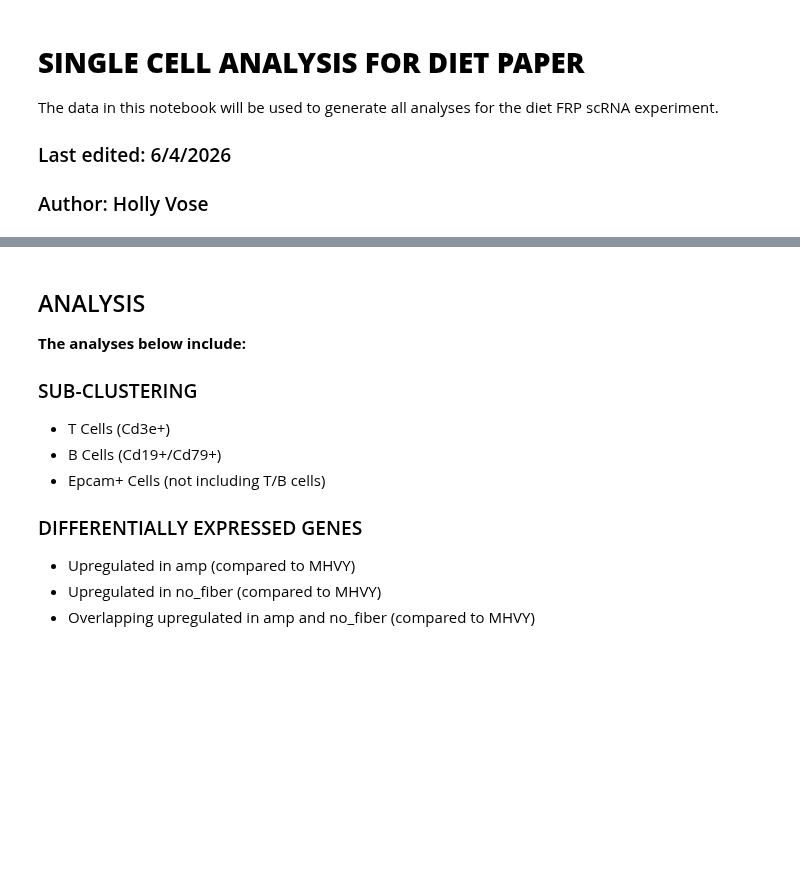
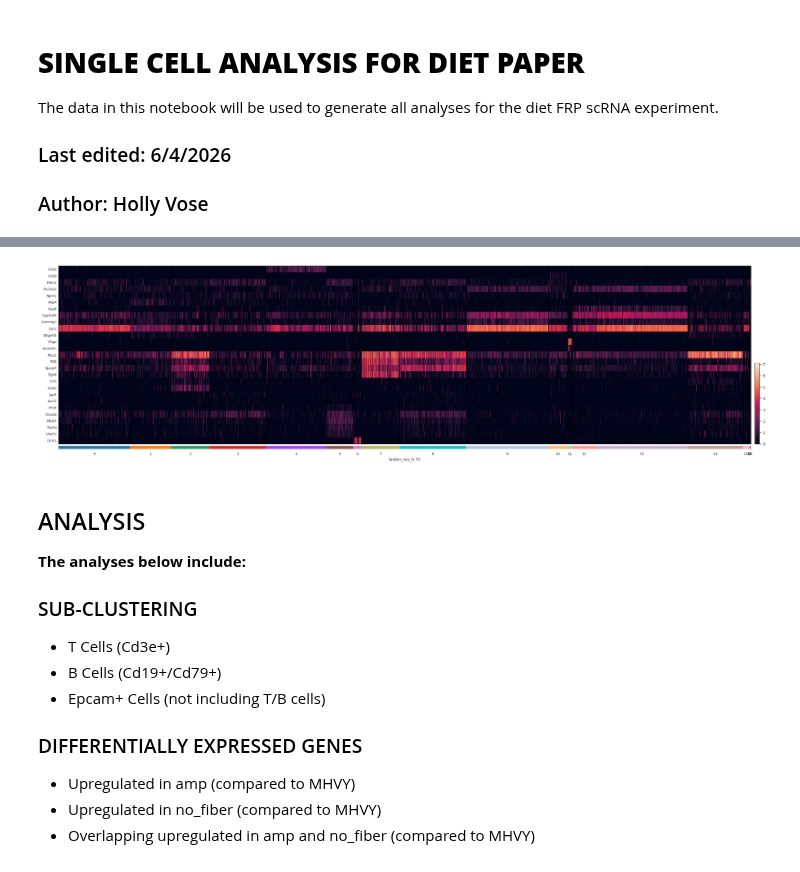
Before and after one commit to hvose-anschutz/viralogue-pipelines, a Jupyter notebook: scRNA-seq-pipeline/scRNA_diet_workflow.ipynb, the cells around one changed output, grey strips where cells are left out. Cells and saved outputs as stored; diff of their text form; code cells hidden in the pictures; blank space fills up the shorter version.

```diff
--- a/scRNA-seq-pipeline/scRNA_diet_workflow.ipynb
+++ b/scRNA-seq-pipeline/scRNA_diet_workflow.ipynb
@@ -103,6 +132,13 @@ aggressive_hex = ["#FFFFFF","#000000"]
 ifitm_cmap = mcolors.LinearSegmentedColormap.from_list("ifitm_cmap",ifitm_hex)
 aggr_cmap = mcolors.LinearSegmentedColormap.from_list("aggr_cmap",aggressive_hex)
 dp_cmap = mcolors.LinearSegmentedColormap.from_list("dp_cmap",dp_hex)
+# %%
+#plot a heatmap of given markers to assess cluster identity
+markers = ["Cd3e","Cd19","Ifitm2","Slc26a3", "Npm1", "Aqp4", "Aqp8", "Cyp2c55", "Selenbp1", "Car1", "B3galt5", "Chga", "Neurod1", "Muc2", "Tff3", "Spink4", "Zg16", "Ccl6", "Sval1", "Lgr5", "Ascl2", "Pclaf", "Clca3b","Mki67", "Top2a", "Ube2c", "Dclk1"]
+
+sc.pl.heatmap(adata_filtered,markers,groupby="leiden_res_0.75",figsize=(30,8),swap_axes=True)
+# %% [output]
+[figure, added]
 # %%
 # STEP 7 (optional): Save reclustered data to a new h5ad file
 adata_diet_filtered.write_h5ad("20260423_diet_hm_recluster.h5ad")
```
Also changed, not shown: parts of 2 cells of this notebook, 2 other files.
